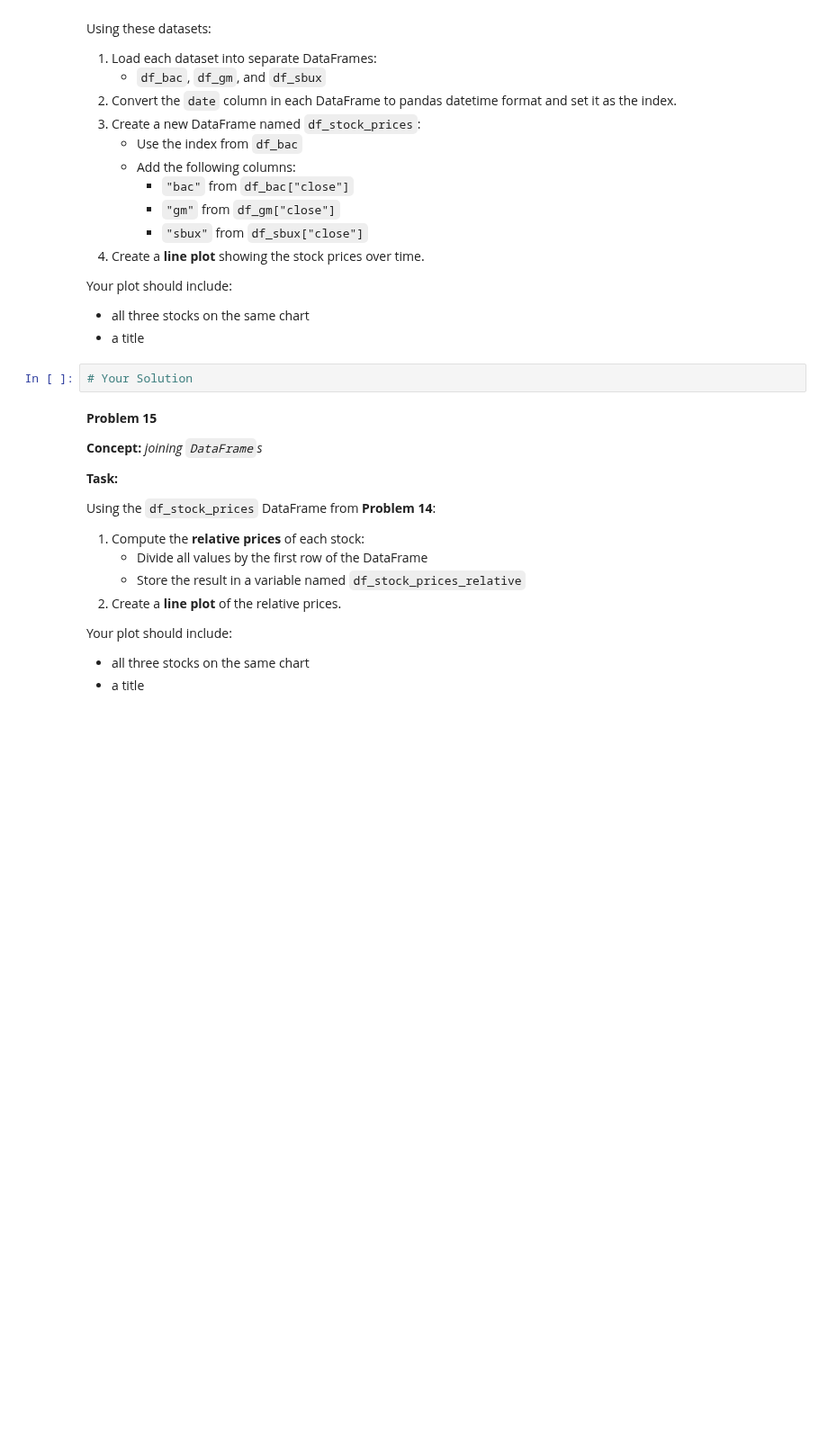
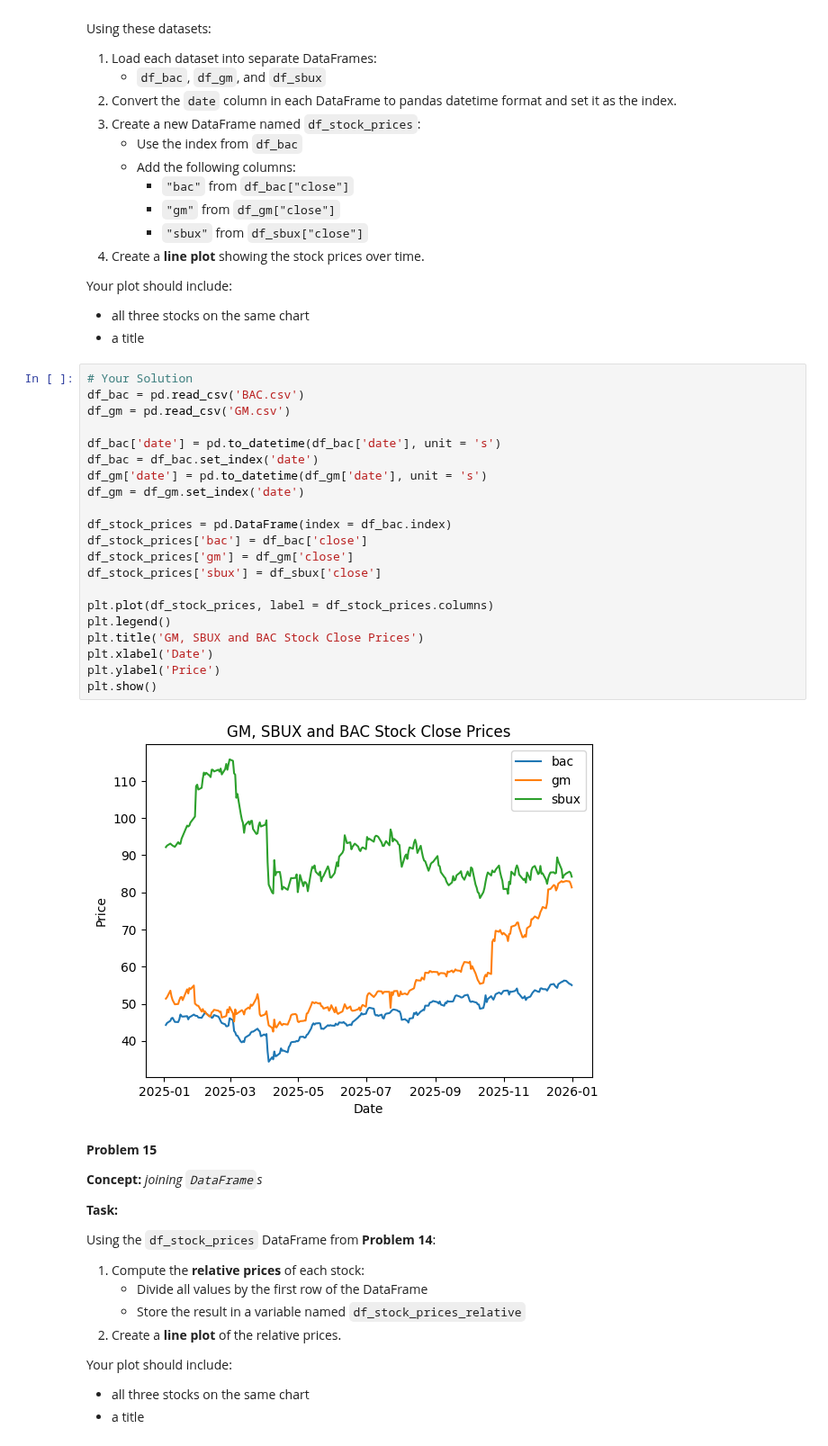
Before and after one commit to nrandazzo222/homework, a Jupyter notebook: week-11/homework.ipynb, the cells around one changed output. Shown at 90% size. Drawn from its saved outputs; the diff is of its cells as text; blank space fills up the shorter version.

```diff
--- a/week-11/homework.ipynb
+++ b/week-11/homework.ipynb
@@ -637,8 +664,29 @@ Using these datasets:
 Your plot should include:
 * all three stocks on the same chart
 * a title
-# %%
-# Your Solution
+# %%
+# Your Solution
+df_bac = pd.read_csv('BAC.csv')
+df_gm = pd.read_csv('GM.csv')
+
+df_bac['date'] = pd.to_datetime(df_bac['date'], unit = 's')
+df_bac = df_bac.set_index('date')
+df_gm['date'] = pd.to_datetime(df_gm['date'], unit = 's')
+df_gm = df_gm.set_index('date')
+
+df_stock_prices = pd.DataFrame(index = df_bac.index)
+df_stock_prices['bac'] = df_bac['close']
+df_stock_prices['gm'] = df_gm['close']
+df_stock_prices['sbux'] = df_sbux['close']
+
+plt.plot(df_stock_prices, label = df_stock_prices.columns)
+plt.legend()
+plt.title('GM, SBUX and BAC Stock Close Prices')
+plt.xlabel('Date')
+plt.ylabel('Price')
+plt.show()
+# %% [output]
+[figure, added]
 # %% [markdown]
 **Problem 15**
 
```
Also changed, not shown: parts of 8 cells of this notebook.
